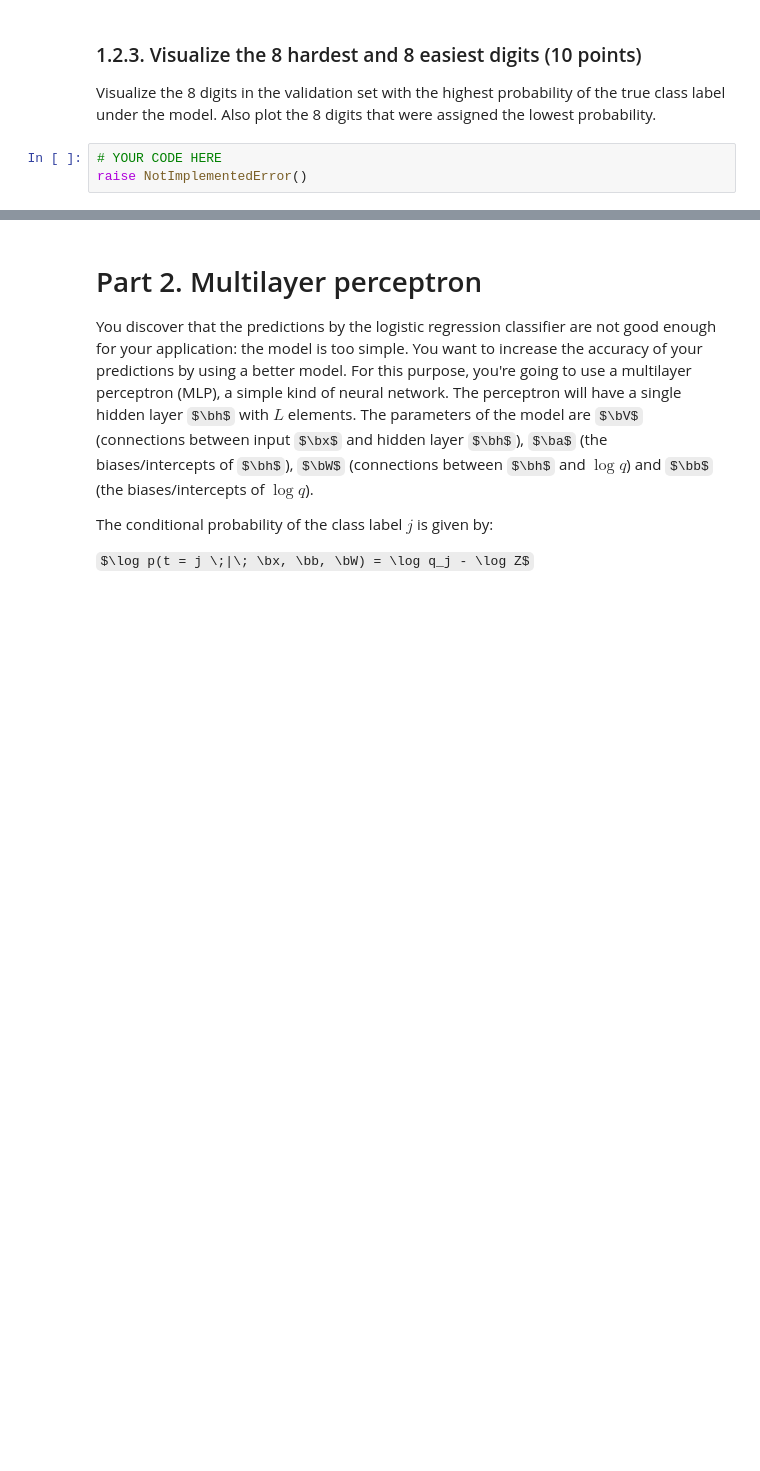
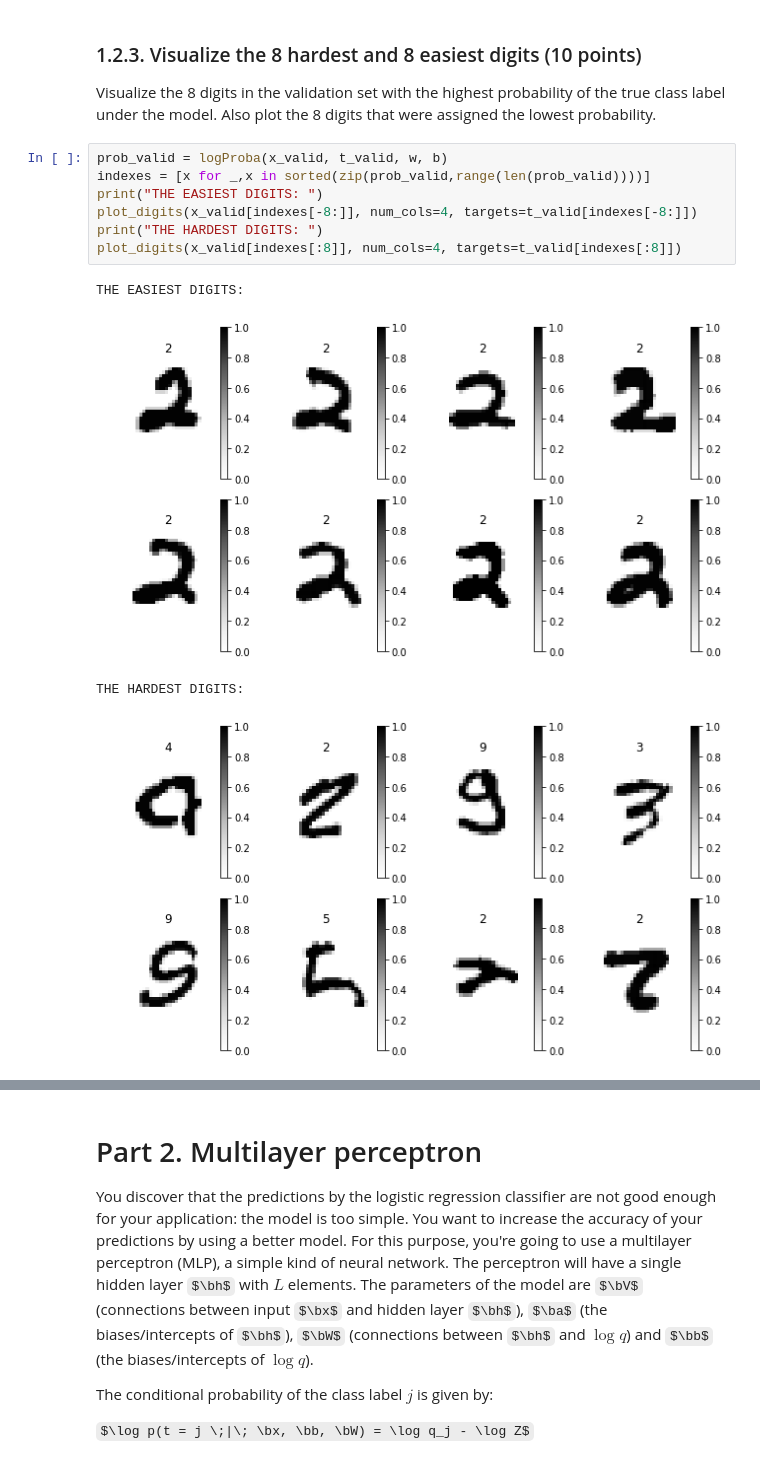
Before and after one commit to AlexWorldD/ML, a Jupyter notebook: 12249564_0000_lab2.ipynb, the cells around one changed output, grey strips where cells are left out. Saved outputs shown, nothing was run; the diff lists cells and outputs as text; some formulas as TeX source; blank space fills up the shorter version.

```diff
--- a/12249564_0000_lab2.ipynb
+++ b/12249564_0000_lab2.ipynb
@@ -492,9 +527,18 @@ YOUR ANSWER HERE
 ### 1.2.3. Visualize the 8 hardest and 8 easiest digits (10 points)
 Visualize the 8 digits in the validation set with the highest probability of the true class label under the model.
 Also plot the 8 digits that were assigned the lowest probability.
-# %%
-# YOUR CODE HERE
-raise NotImplementedError()
+# %%
+prob_valid = logProba(x_valid, t_valid, w, b)
+indexes = [x for _,x in sorted(zip(prob_valid,range(len(prob_valid))))]
+print("THE EASIEST DIGITS: ")
+plot_digits(x_valid[indexes[-8:]], num_cols=4, targets=t_valid[indexes[-8:]])
+print("THE HARDEST DIGITS: ")
+plot_digits(x_valid[indexes[:8]], num_cols=4, targets=t_valid[indexes[:8]])
+# %% [output]
+THE EASIEST DIGITS:
+[figure, added]
+THE HARDEST DIGITS:
+[figure, added]
 # %% [markdown]
 Ask yourself if these results make sense. Explain in no more then two sentences what it means that a digit is hard to classify.
 
```
Also changed, not shown: parts of 9 cells of this notebook.
